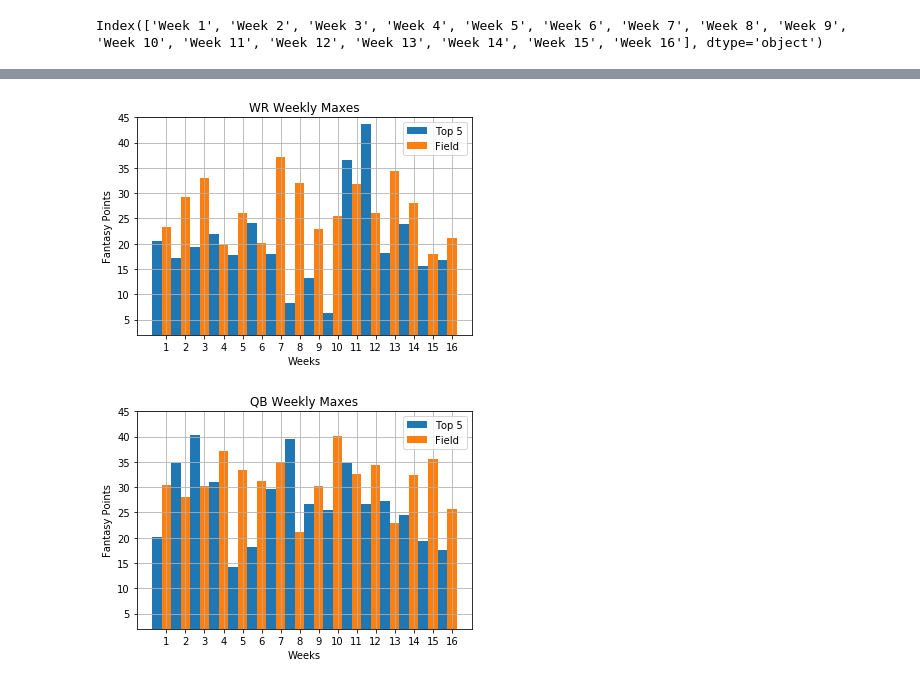
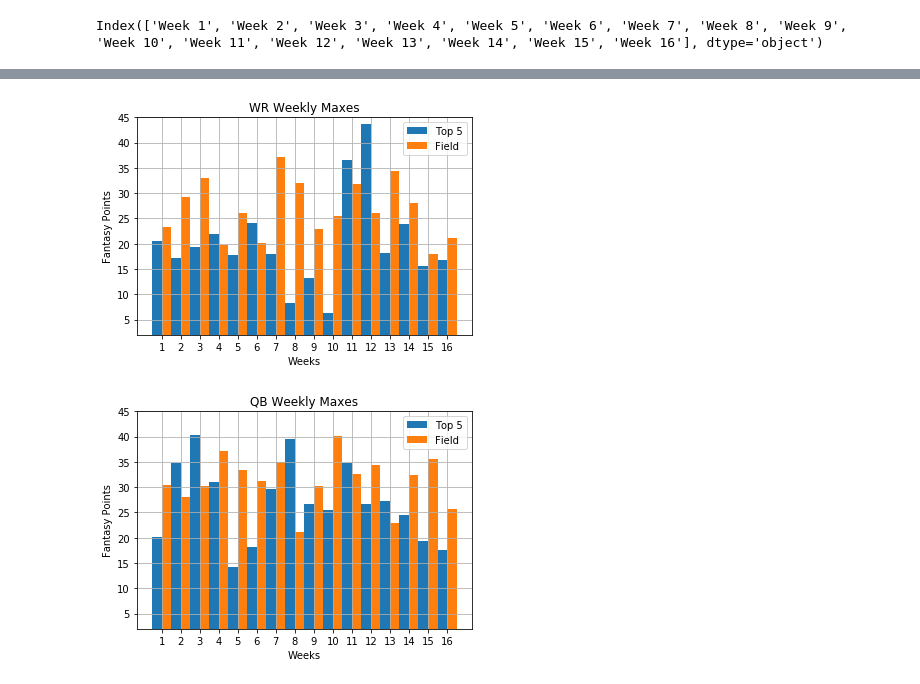
Before and after one commit to MTMUTH/Group_Project_01, a Jupyter notebook: FFL_CleanData_BB_v2.ipynb, the cells around one changed output, grey strips where cells are left out. Cells and saved outputs as stored; diff of their text form; code cells hidden in the pictures.

```diff
--- a/FFL_CleanData_BB_v2.ipynb
+++ b/FFL_CleanData_BB_v2.ipynb
@@ -403,31 +403,30 @@ plt.show()
 # %%
 #WR Weekly Maxes
 
 N = 16
 Top5_WR = (20.5, 17.2, 19.4, 22.0, 17.7, 24.2, 17.9, 8.3, 13.3, 6.4, 36.5, 43.7, 18.1, 24.0, 15.7, 16.8)
 Field_WR = (23.3, 29.3, 33.0, 19.7, 26.1, 20.1, 37.2, 32.0, 23.0, 25.5, 31.8, 26.1, 34.4, 28.1, 17.9, 21.1)
 
 ind = np.arange(N)
 width = 0.50
 plt.bar(ind, Top5_WR, width, label='Top 5')
 plt.bar(ind + width, Field_WR, width,
     label='Field')
 
 plt.xlabel('Weeks')
 plt.ylabel('Fantasy Points')
 plt.title('WR Weekly Maxes')
 
-plt.ylim(0,17)
 plt.ylim(2,45)
 
-plt.xticks(ind + width / 1, ('1', '2', '3', '4', '5', '6', '7', '8', '9', '10', '11', '12', '13', '14', '15', '16'))
+plt.xticks(ind + width /2, ('1', '2', '3', '4', '5', '6', '7', '8', '9', '10', '11', '12', '13', '14', '15', '16'))
 plt.legend(loc='best')
 
 plt.savefig('WR_Weekly_Maxes.png')
 plt.grid()
 plt.show()
 # %% [output]
-[figure, old version]
+[figure, new version]
 # %%
 #QB Weekly Maxes
 N = 16
@@ -442,15 +441,16 @@ plt.bar(ind + width, Field_QB, width,
 
 plt.xlabel('Weeks')
 plt.ylabel('Fantasy Points')
-plt.ylim(0,17)
-plt.ylim(2,45)
 plt.title('QB Weekly Maxes')
 
-plt.xticks(ind + width / 1, ('1', '2', '3', '4', '5', '6', '7', '8', '9', '10', '11', '12', '13', '14', '15', '16'))
+
+plt.ylim(2,45)
+
+plt.xticks(ind + width /2, ('1', '2', '3', '4', '5', '6', '7', '8', '9', '10', '11', '12', '13', '14', '15', '16'))
 plt.legend(loc='best')
 
 plt.savefig('QB_Weekly_Maxes.png')
 plt.grid()
 plt.show()
 # %% [output]
-[figure, old version]
+[figure, new version]
```
Also changed, not shown: parts of 2 cells of this notebook, 4 other files.
